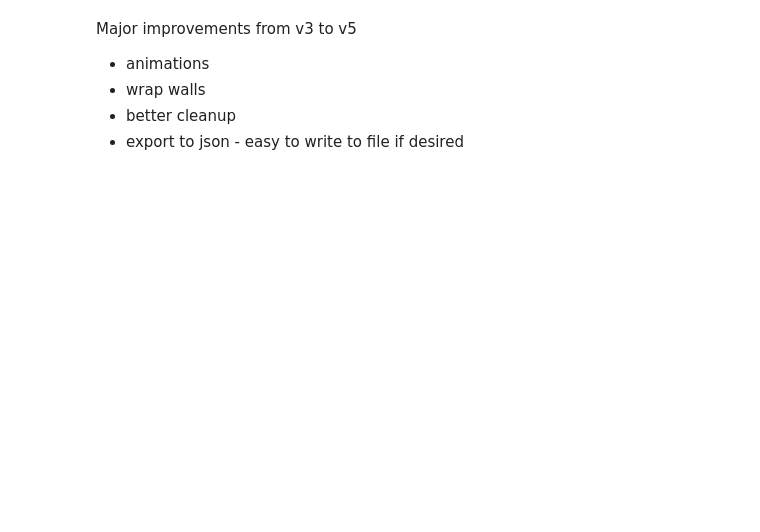
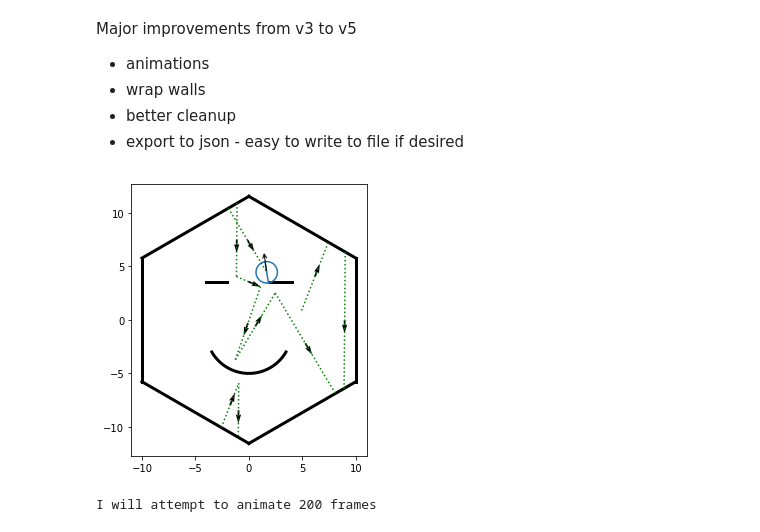
Before and after one commit to drscook/REU_temp, a Jupyter notebook: main_v5.ipynb, the cells around one changed output. Drawn from its saved outputs; the diff is of its cells as text; code cells hidden in the pictures; blank space fills up the shorter version.

```diff
--- a/main_v5.ipynb
+++ b/main_v5.ipynb
@@ -724,3 +841,77 @@ def animate(part, movie_time=10, frame_rate=60, show_trails=True, save=False, em
         display(HTML(anim.to_jshtml()))        # diplays video in notebook
 
     return part, anim
+# %%
+## Wrap Law
+
+np.random.seed(5)  # produces the same thing every thing - easier for debugging
+
+steps = 10
+dim = 2
+
+part = Particle(radius=1.0, save=True)
+
+
+# Make walls
+Walls = []
+polygon_sides = 6
+polygon_radius_inscribed = 10
+assert polygon_sides % 2 == 0, "I only know how to wrap with an even number of sides"
+offset = int(polygon_sides / 2)
+
+length = np.tan(np.pi / polygon_sides) * polygon_radius_inscribed
+for i, theta in enumerate(np.linspace(0, 2*np.pi, polygon_sides, endpoint=False)):
+    v = np.array([np.cos(theta), np.sin(theta)])
+    b = v * polygon_radius_inscribed
+    n = -1 * v
+    t = [n[1], -n[0]]
+    axes = [n, t]
+    wrap_wall_idx = (i + offset) % polygon_sides
+    new_wall = FlatWall(base=b, axes=axes, radius=length, collision_law='wrap',
+                        wrap_wall_idx=wrap_wall_idx, hard=False, flip_vel=True)
+    Walls.append(new_wall)
+
+
+scatterer_radius = 4
+assert (scatterer_radius < polygon_radius_inscribed), "scatterer won't fit in the polygon"  # checks that the scatterer fits
+new_wall = SphereWall(base=[0.0, -1.0], radius=scatterer_radius, max_polar_angle = np.pi/3,
+                      axes=[[0,-1],[1,0]])
+Walls.append(new_wall)
+if new_wall.max_polar_angle < np.pi:
+    new_wall.cap_endpoints(Walls)
+
+
+new_wall = FlatWall(base=[-3.0,3.5], axes=[0,1], radius=1, two_sided=True)
+Walls.append(new_wall)
+new_wall.cap_endpoints(Walls)
+
+new_wall = FlatWall(base=[3.0,3.51], axes=[0,1], radius=1, two_sided=True)
+Walls.append(new_wall)
+new_wall.cap_endpoints(Walls)
+
+
+
+# initialize part positions, velocities, etc
+part, Walls = initialize(part, Walls)
+
+# Run it!!  Returns json record of run
+json_record = run(part, Walls)
+
+
+# To demostrate that we have recorded enough data in the json_record to fully
+# recreate the experiment, we delete part and re-construct it from the json_record only.
+del part
+part = json.loads(json_record)
+for key, val in part.items():
+    if isinstance(val, list):
+        part[key] = np.array(val)  # Turns lists to arrays for convenience
+
+# Drae history
+ax = draw(part, stop_step=1000)
+plt.show()
+
+# Create animation
+part, anim = animate(part, movie_time=10, frame_rate=20, show_trails=True, save=True)
+# %% [output]
+[figure, added]
+I will attempt to animate 200 frames
```
Also changed, not shown: parts of 9 cells of this notebook.
